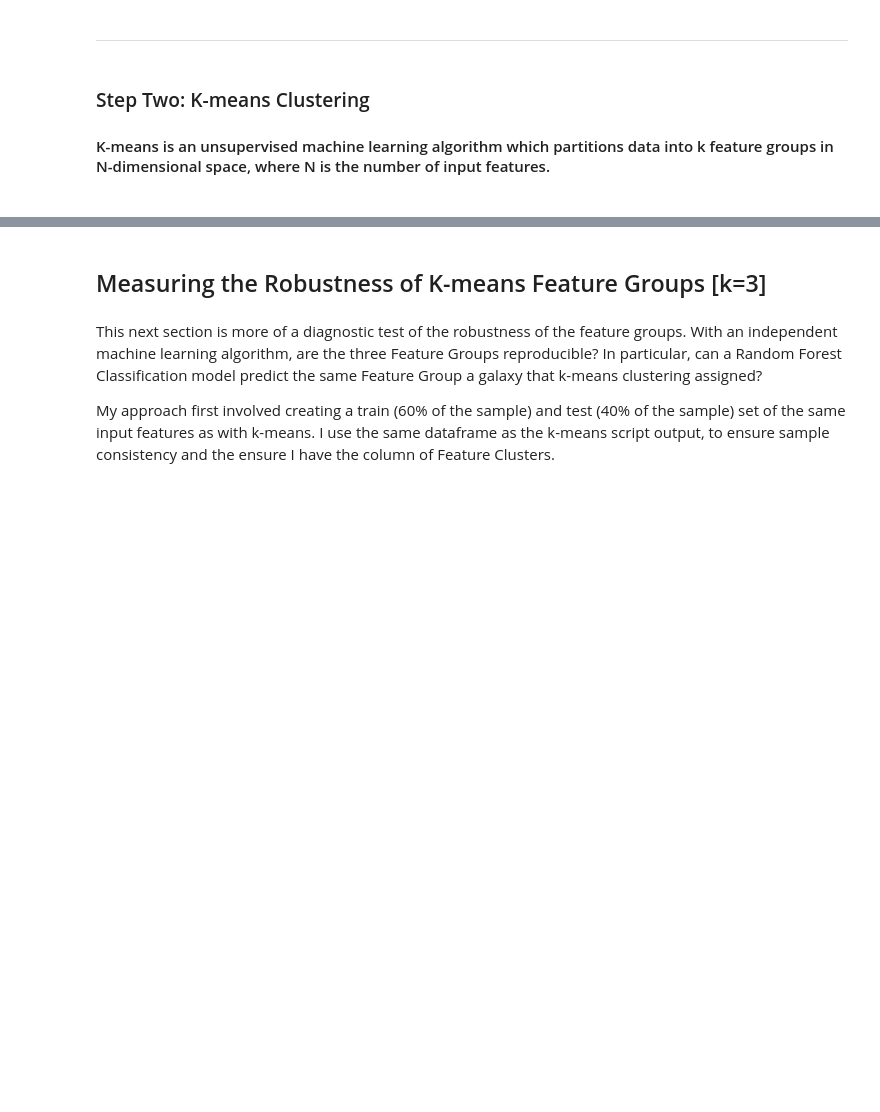
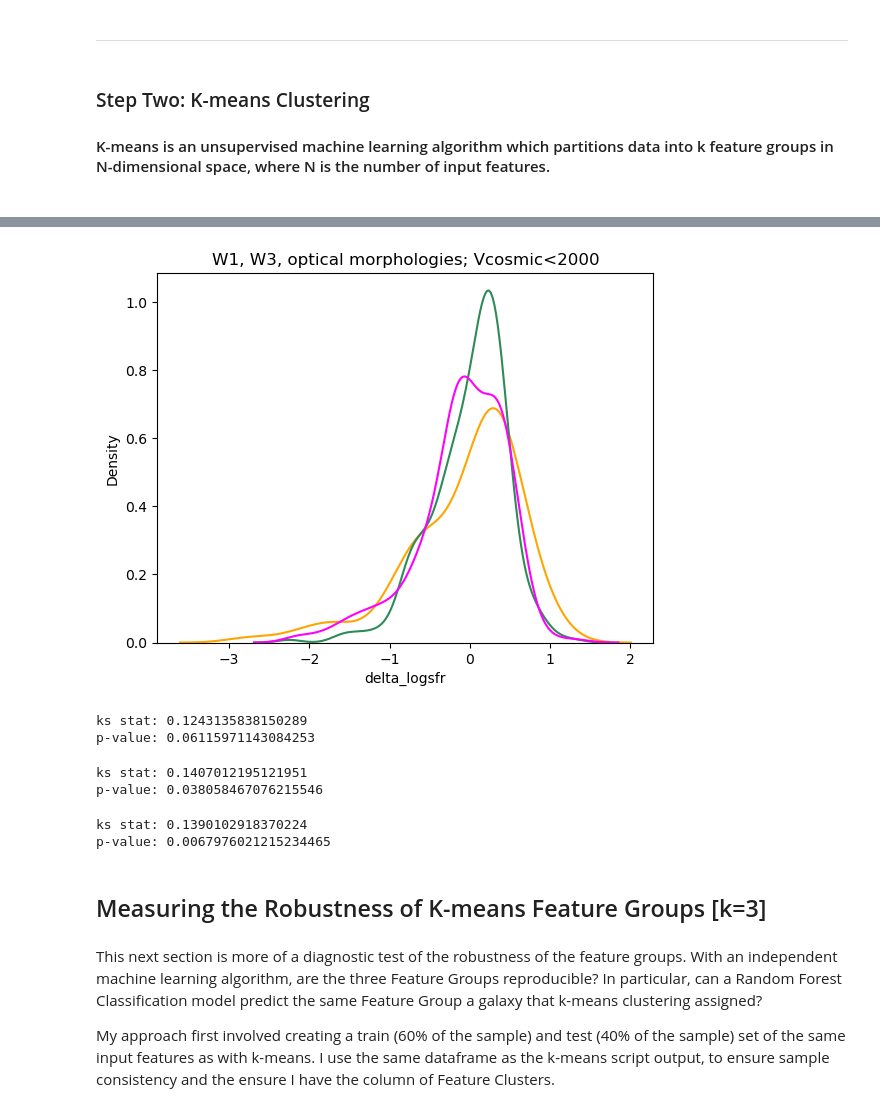
Before and after one commit to gammaspire/machine-learning, a Jupyter notebook: galaxy_feature_clustering/feature_clustering.ipynb, the cells around one changed output, grey strips where cells are left out. Drawn from its saved outputs; the diff is of its cells as text; code cells hidden in the pictures; blank space fills up the shorter version.

```diff
--- a/galaxy_feature_clustering/feature_clustering.ipynb
+++ b/galaxy_feature_clustering/feature_clustering.ipynb
@@ -131,3 +132,42 @@ Incoming...expect an output of 9 plots.
+# %%
+import seaborn as sns
+fg0=df['delta_logsfr'][df['Feature Cluster']==0]
+fg1=df['delta_logsfr'][df['Feature Cluster']==1]
+fg2=df['delta_logsfr'][df['Feature Cluster']==2]
+sns.kdeplot(fg0, color= 'orange')
+sns.kdeplot (fg1, color= 'seagreen')
+sns.kdeplot (fg2, color='magenta')
+plt.title('W1, W3, optical morphologies; Vcosmic<2000')
+plt.show()
+# %% [output]
+[figure, added]
+# %%
+from scipy.stats import ks_2samp
+ks_stat, p_value = ks_2samp(fg0,fg1)
+
+print(f'ks stat: {ks_stat}')
+print(f'p-value: {p_value}')
+# %% [output]
+ks stat: 0.1243135838150289
+p-value: 0.06115971143084253
+# %%
+from scipy.stats import ks_2samp
+ks_stat, p_value = ks_2samp(fg0,fg2)
+
+print(f'ks stat: {ks_stat}')
+print(f'p-value: {p_value}')
+# %% [output]
+ks stat: 0.1407012195121951
+p-value: 0.038058467076215546
+# %%
+from scipy.stats import ks_2samp
+ks_stat, p_value = ks_2samp(fg1,fg2)
+
+print(f'ks stat: {ks_stat}')
+print(f'p-value: {p_value}')
+# %% [output]
+ks stat: 0.1390102918370224
+p-value: 0.0067976021215234465
 # %% [markdown]
 ## Measuring the Robustness of K-means Feature Groups [k=3]
 # %% [markdown]
```
Also changed, not shown: parts of 37 cells of this notebook, 15 other files.
